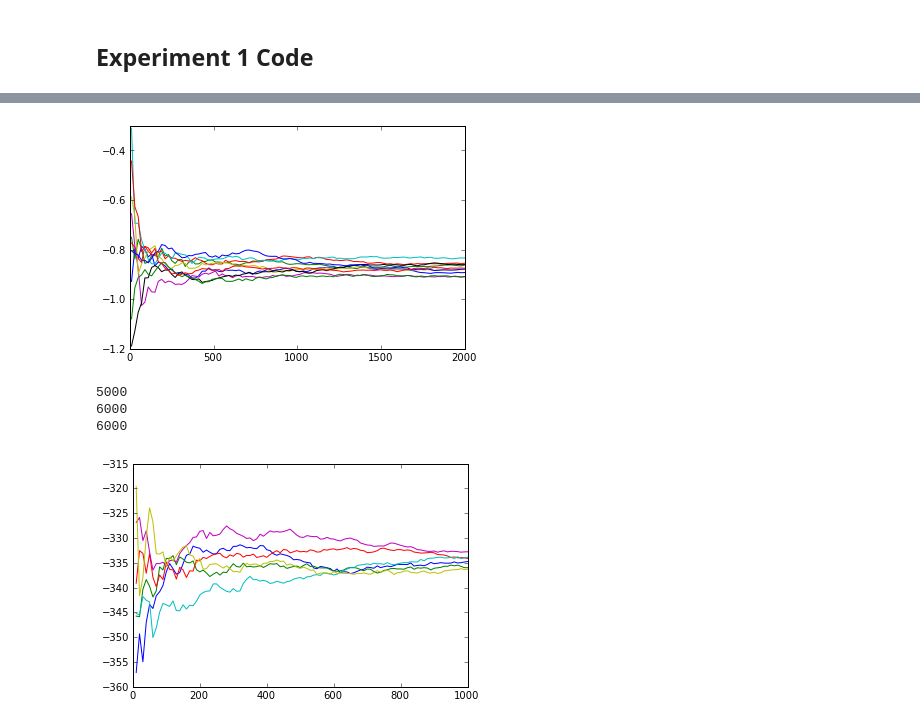
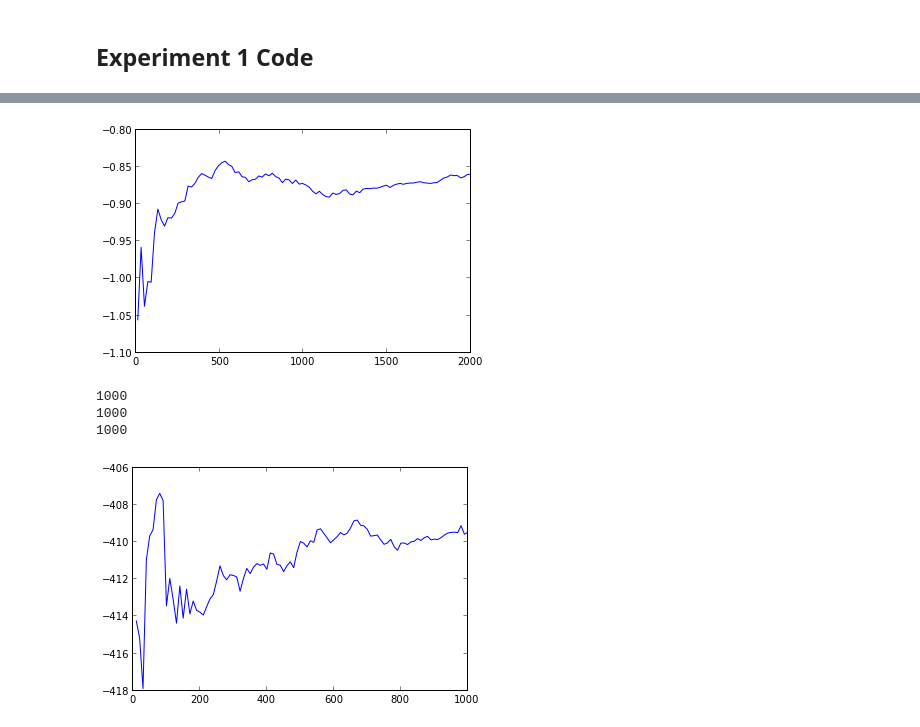
Before and after one commit to edouardklein/RL-and-IRL, a Jupyter notebook: Exp1.ipynb, the cells around one changed output, grey strips where cells are left out. Drawn from its saved outputs; the diff is of its cells as text; code cells hidden in the pictures.

```diff
--- a/Exp1.ipynb
+++ b/Exp1.ipynb
@@ -51,7 +2,0 @@ def zip_stack(*args):
-# %%
-RANDOM_RUN_LENGTH=5000
-EXPERT_RUN_LENGTH=3000
-TRANS_WIDTH=6
-ACTION_SPACE=[0,1,2]
-GAMMA=0.9 #Discout factor
-LAMBDA=0.1 #Regularization coeff for LSTDQ
@@ -518,29 +254,29 @@ Abcisse possible, epsilon_R :   0.838673487716
 # %%
 #Jouons avec la précision de l'estimation des grandeurs intéressantes
 #Critère uniforme :
 #GAMMAS = array([pow(GAMMA,n) for n in range(0,70)])
-#TRAJ_BAG_EXPERT = [inverted_pendulum_trace(policy, run_length=70) for i in range(0,2000)]
+TRAJ_BAG_EXPERT = [inverted_pendulum_trace(policy, run_length=70) for i in range(0,2000)]
 #TRAJ_BAG_EXPERT.extend([inverted_pendulum_trace(policy, run_length=70) for i in range(0,8000)])
 #len(TRAJ_BAG_EXPERT)
 #trajs = [inverted_pendulum_trace(policy, run_length=70) for i in range(0,2000)]
 #value = mean([sum(t[:,5]*GAMMAS) for t in  trajs])
-for i in range(0,10):
+for i in range(0,1):
     X=map(int,linspace(10,2000,100))
     Y=[mean([sum(t[:,5]*GAMMAS) for t in  _t]) for _t in [TRAJ_BAG_EXPERT[i*2000:x+i*2000] for x in X]]
     plot(X,Y)
 #On va supposer que 2000 trajectoires de 70 de long donnent un résultat à ~5% près
 # %% [output]
-[figure, old version]
+[figure, new version]
 # %%
 #Critère de l'IRL
-#TRAJ_BAG_EXPERT_RHO=[inverted_pendulum_trace(policy, run_length=70, initial_state=lambda:rho_E.sample().reshape((2,))) for i in range(0,1000)]
+TRAJ_BAG_EXPERT_RHO=[inverted_pendulum_trace(policy, run_length=70, initial_state=lambda:rho_E.sample().reshape((2,))) for i in range(0,1000)]
 print len(TRAJ_BAG_EXPERT_RHO)
-TRAJ_BAG_EXPERT_RHO.extend([inverted_pendulum_trace(policy, run_length=70, initial_state=lambda:rho_E.sample().reshape((2,))) for i in range(0,1000)])
+#TRAJ_BAG_EXPERT_RHO.extend([inverted_pendulum_trace(policy, run_length=70, initial_state=lambda:rho_E.sample().reshape((2,))) for i in range(0,1000)])
 print len(TRAJ_BAG_EXPERT_RHO)
-#rewards = [vCSI_reward(t[:,:5]) for t in TRAJ_BAG_EXPERT_RHO]
-rewards.extend([vCSI_reward(t[:,:5]) for t in TRAJ_BAG_EXPERT_RHO[-1000:]])
+rewards = [vCSI_reward(t[:,:5]) for t in TRAJ_BAG_EXPERT_RHO]
+#rewards.extend([vCSI_reward(t[:,:5]) for t in TRAJ_BAG_EXPERT_RHO[-1000:]])
 print len(rewards)
-for i in range(0,6):
+for i in range(0,1):
     X=map(int,linspace(10,1000,100))
     Y=[mean([sum(r*GAMMAS) for r in  _r]) for _r in [rewards[i*1000:x+i*1000] for x in X]]
     plot(X,Y)
@@ -554,7 +290,7 @@ for i in range(0,6):
 #    value = mean([sum(r*GAMMAS) for r in rewards])
 #    return value_IRL-value
 # %% [output]
-5000
-6000
-6000
+1000
+1000
+1000
-[figure, old version]
+[figure, new version]
```
Also changed, not shown: parts of 23 cells of this notebook, 8 other files.
